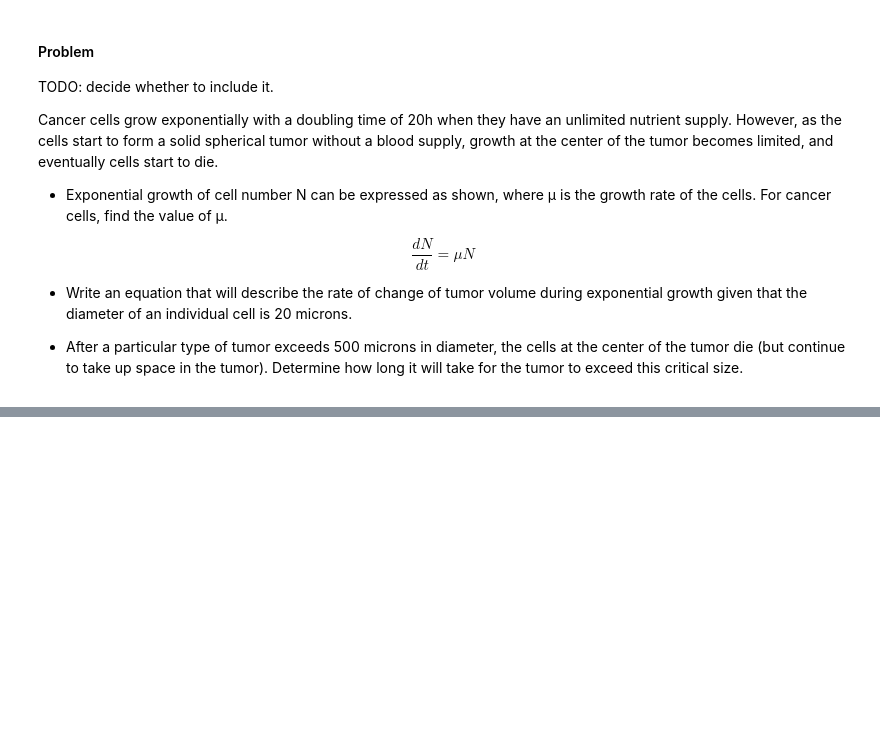
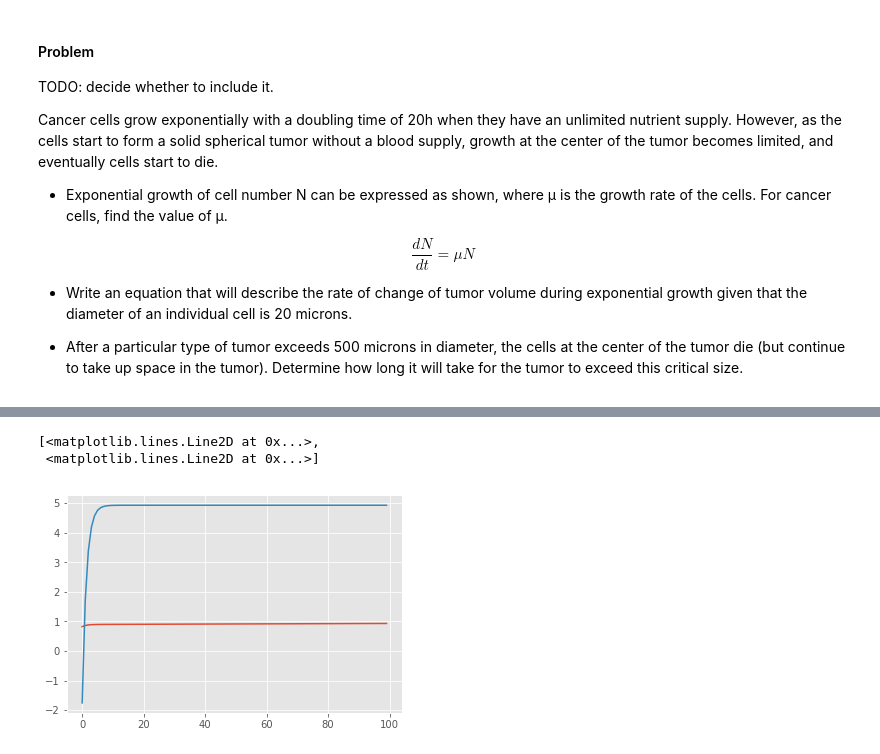
Before and after one commit to danimateos/numerical_methods, a Jupyter notebook: section-00.ipynb, the cells around one changed output, grey strips where cells are left out. Cells and saved outputs as stored; diff of their text form; code cells hidden in the pictures; blank space fills up the shorter version.

```diff
--- a/section-00.ipynb
+++ b/section-00.ipynb
@@ -23,0 +650,7 @@ $$\frac{dN}{dt} = μN$$
+# %%
+def cost_function(X, Y):
+
+    return lambda thetas: sum((thetas[0] + thetas[1] * X - Y) ** 2) / len(X)
+
+J = cost_function(X, Y)
+J([theta_0,theta_1])
@@ -23,0 +679,6 @@ $$\frac{dN}{dt} = μN$$
+# %%
+def derivative_theta_0(X, Y):
+    return lambda theta_0, theta_1: sum(theta_0 + theta_1 * X - Y) / len(X)
+
+def derivative_theta_1(X, Y):
+    return lambda theta_0, theta_1: sum((theta_0 + theta_1 * X - Y) * X) / len(X)
@@ -23,0 +702,26 @@ $$\frac{dN}{dt} = μN$$
+# %%
+theta_0 = np.random.randn()
+theta_1 = np.random.randn()
+J_prime_0 = derivative_theta_0(X, Y)
+J_prime_1 = derivative_theta_1(X, Y)
+convergence_criterion = 1e-1
+converged = False
+alpha = 10e-5
+trace = []
+
+for _ in range(100):
+    trace.append([theta_0, theta_1])
+
+    J_0 = J([theta_0, theta_1])
+
+    diff_theta_0 = J_prime_0(theta_0, theta_1)
+    diff_theta_1 = J_prime_1(theta_0, theta_1)
+
+    theta_0 = theta_0 - alpha * diff_theta_0
+    theta_1 = theta_1 - alpha * diff_theta_1
+
+    J_1 = J([theta_0, theta_1])
+
+
+
+    converged = abs(J_0 - J_1) < convergence_criterion
@@ -23,0 +745,6 @@ $$\frac{dN}{dt} = μN$$
+# %%
+plt.plot(trace)
+# %% [output]
+[<matplotlib.lines.Line2D at 0x...>,
+ <matplotlib.lines.Line2D at 0x...>]
+[figure, added]
```
Also changed, not shown: parts of 106 cells of this notebook.
